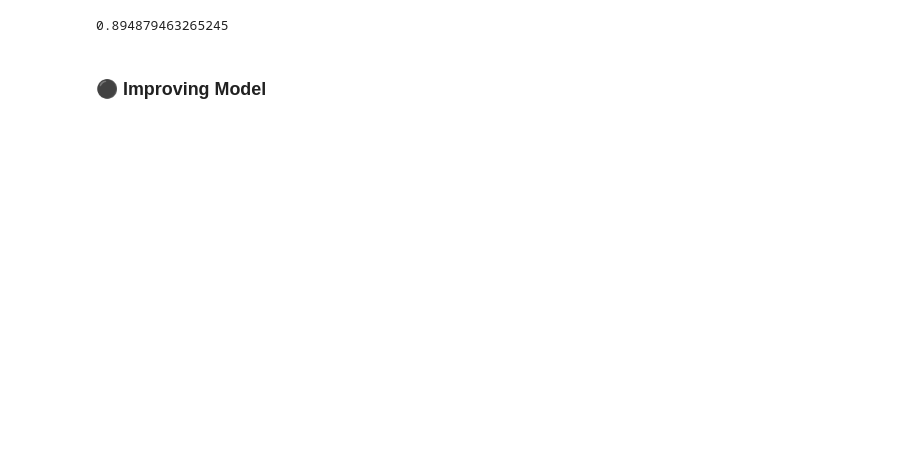
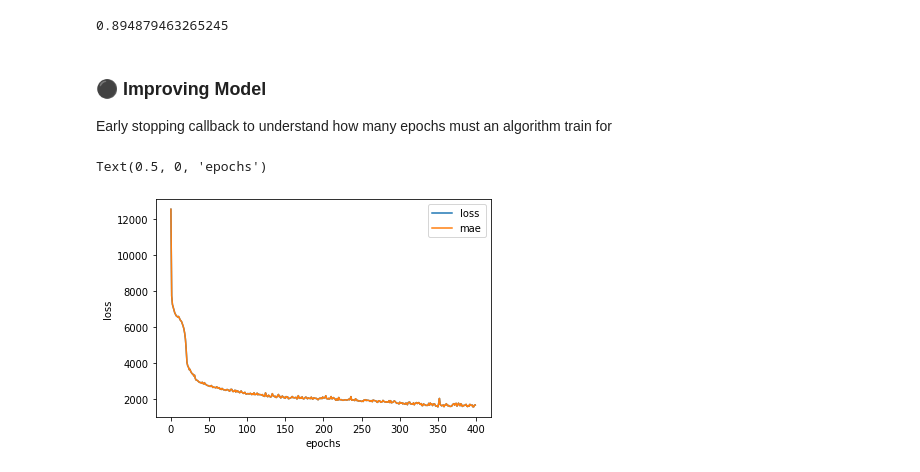
Before and after one commit to Mcdaddy-2pointoh/TensorFlow, a Jupyter notebook: Insurance_Data.ipynb, the cells around one changed output. Saved outputs shown, nothing was run; the diff lists cells and outputs as text; code cells hidden in the pictures; blank space fills up the shorter version.

```diff
--- a/Insurance_Data.ipynb
+++ b/Insurance_Data.ipynb
@@ -64,7 +64,7 @@ insurance_model.compile(loss=tf.keras.losses.mae,
                         metrics=['mae'])
 
 # Model Fit
-insurance_model.fit(x_train, y_train, epochs=400 , verbose=1)
+history = insurance_model.fit(x_train, y_train, epochs=400 , verbose=0)
 # %% [output]
 Epoch 1/400
 34/34 [==============================] - 1s 4ms/step - loss: 12560.8730 - mae: 12560.8730
@@ -94,4 +92,14 @@ print(1-(mae.numpy()/mean.numpy())) # %accuracy
 # %% [output]
 0.894879463265245
-# %% [markdown]
-### ⚫ Improving Model
+# %% [markdown]
+### ⚫ Improving Model
+
+Early stopping callback to understand how many epochs must an algorithm train for
+# %%
+ # Plot history
+ pd.DataFrame(history.history).plot()
+ plt.ylabel('loss')
+ plt.xlabel('epochs')
+# %% [output]
+Text(0.5, 0, 'epochs')
+[figure, added]
```
Also changed, not shown: parts of 9 cells of this notebook.
